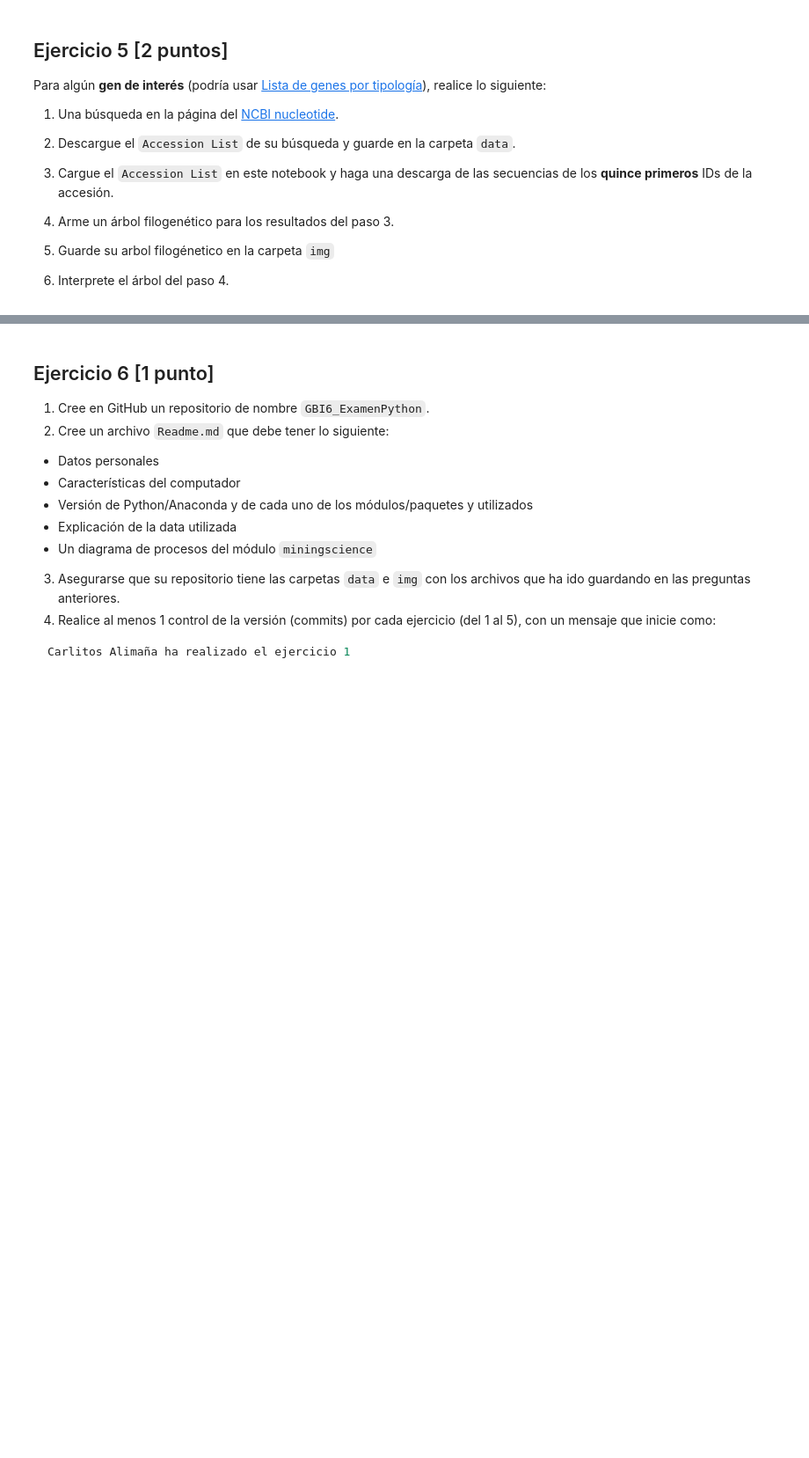
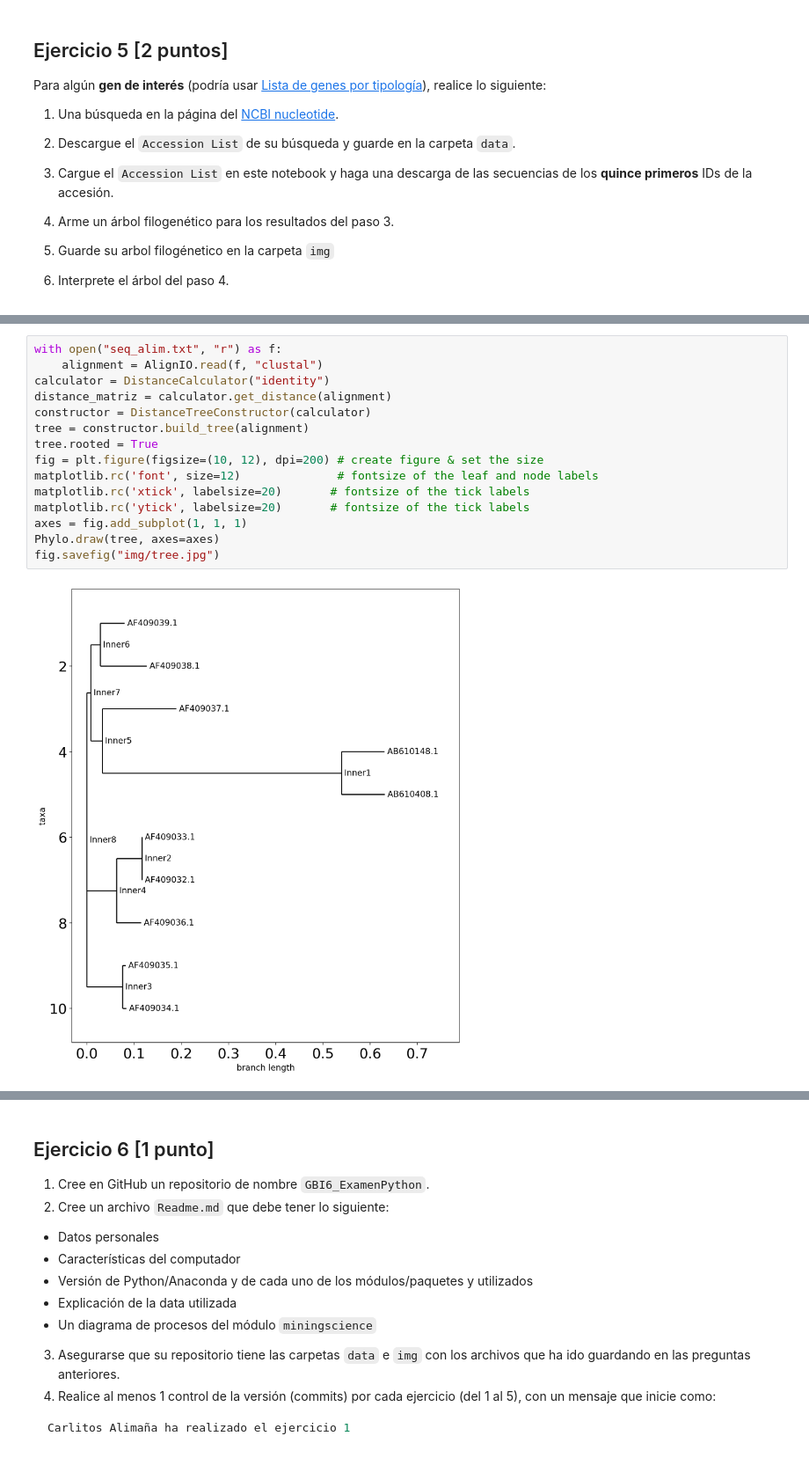
Before and after one commit to akthezve/EXAMEN_PARCIAL2, a Jupyter notebook: Akira_2022I_GBI6_ExamenPython.ipynb, the cells around one changed output, grey strips where cells are left out. Shown at 88% size. Saved outputs shown, nothing was run; the diff lists cells and outputs as text; blank space fills up the shorter version.

```diff
--- a/Akira_2022I_GBI6_ExamenPython.ipynb
+++ b/Akira_2022I_GBI6_ExamenPython.ipynb
@@ -142,2 +141,19 @@ Phylo.draw_ascii(tree)
+# %%
+with open("seq_alim.txt", "r") as f:
+    alignment = AlignIO.read(f, "clustal")
+calculator = DistanceCalculator("identity")
+distance_matriz = calculator.get_distance(alignment)
+constructor = DistanceTreeConstructor(calculator)
+tree = constructor.build_tree(alignment)
+tree.rooted = True
+fig = plt.figure(figsize=(10, 12), dpi=200) # create figure & set the size
+matplotlib.rc('font', size=12)              # fontsize of the leaf and node labels
+matplotlib.rc('xtick', labelsize=20)       # fontsize of the tick labels
+matplotlib.rc('ytick', labelsize=20)       # fontsize of the tick labels
+axes = fig.add_subplot(1, 1, 1)
+Phylo.draw(tree, axes=axes)
+fig.savefig("img/tree.jpg")
+# %% [output]
+[figure, added]
 # %% [markdown]
 **Escriba aquí la interpretación del árbol**
```
Also changed, not shown: parts of 6 cells of this notebook, 4 other files.
